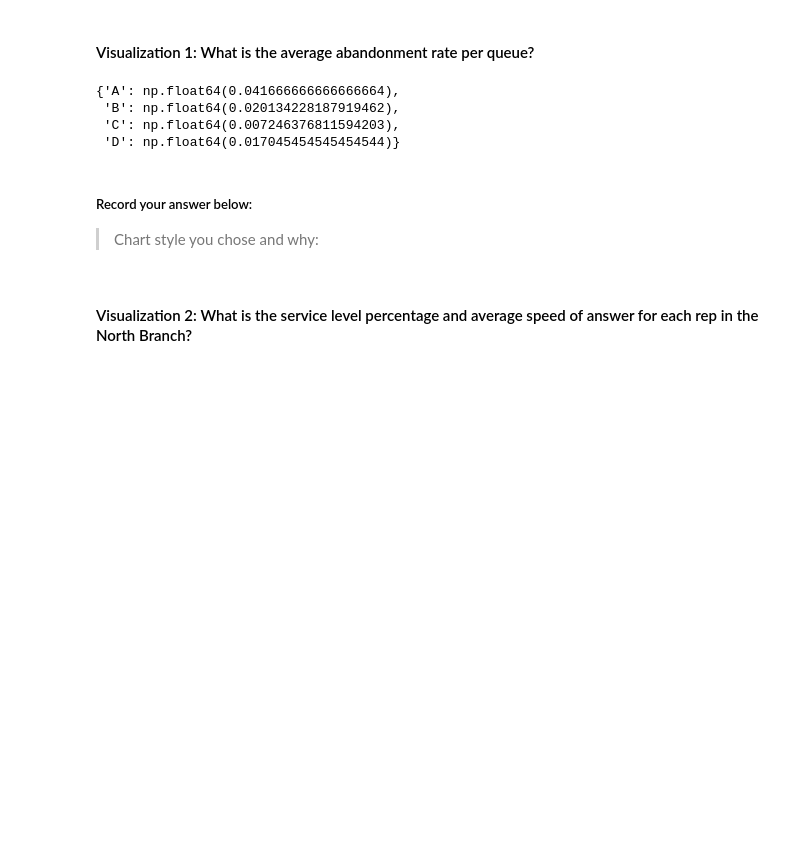
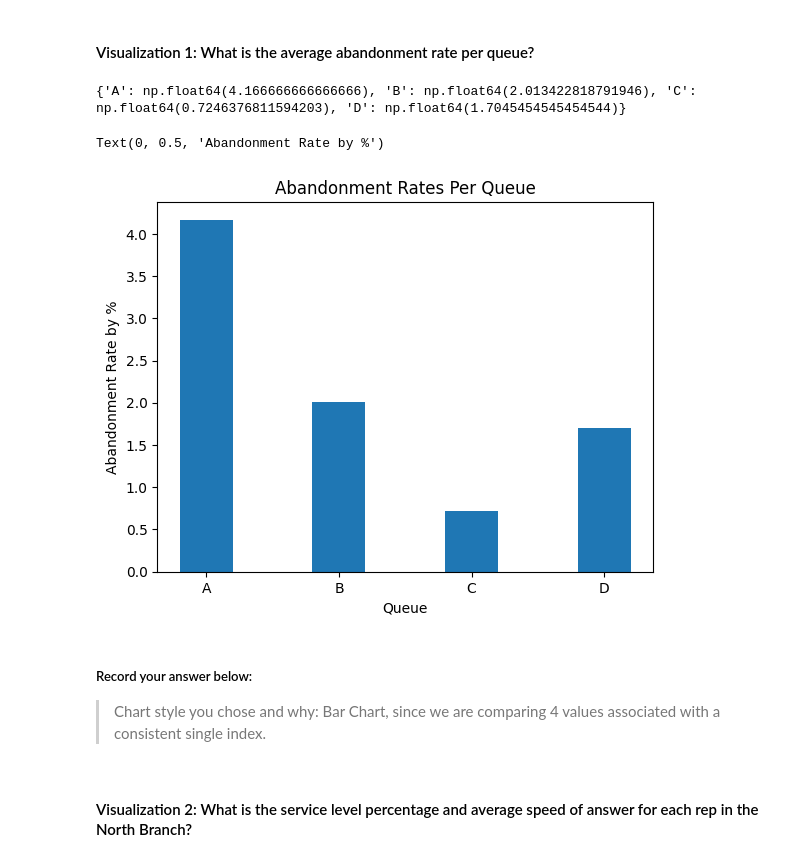
Before and after one commit to Onyx2794/call-center-cleanup-assignment, a Jupyter notebook: Call_Center_Cleanup.ipynb, the cells around one changed output. Saved outputs shown, nothing was run; the diff lists cells and outputs as text; code cells hidden in the pictures; blank space fills up the shorter version.

```diff
--- a/Call_Center_Cleanup.ipynb
+++ b/Call_Center_Cleanup.ipynb
@@ -381,26 +403,31 @@ Create a visualization for each of the following questions. Some of the code to
 # %%
 # Create visualization 1 here
 # Import any additional libraries needed with alias
 
 # The dictionary abandonment_rates has the data you need.
 abandonment_rates = {}
 queues = ["A", "B", "C", "D"]
 queue_dict = df.groupby("Queue").agg("sum")
 for i in range(4):
-    abandonment_rates[queues[i]] = queue_dict["Abandoned"][i] / queue_dict["Calls"][i]
+    abandonment_rates[queues[i]] = (queue_dict["Abandoned"][i] / queue_dict["Calls"][i]) * 100
 
 #Your code below:
 
-abandonment_rates
+print(abandonment_rates)
+
+plt.bar(list(abandonment_rates.keys()), abandonment_rates.values(), width=.4)
+
+plt.title("Abandonment Rates Per Queue")
+plt.xlabel("Queue")
+plt.ylabel("Abandonment Rate by %")
 # %% [output]
-{'A': np.float64(0.041666666666666664),
- 'B': np.float64(0.020134228187919462),
- 'C': np.float64(0.007246376811594203),
- 'D': np.float64(0.017045454545454544)}
+{'A': np.float64(4.166666666666666), 'B': np.float64(2.013422818791946), 'C': np.float64(0.7246376811594203), 'D': np.float64(1.7045454545454544)}
+Text(0, 0.5, 'Abandonment Rate by %')
+[figure, added]
 # %% [markdown]
 ##### Record your answer below:
 
-> Chart style you chose and why:
+> Chart style you chose and why: Bar Chart, since we are comparing 4 values associated with a consistent single index.
 # %% [markdown]
 #### Visualization 2: What is the service level percentage and average speed of answer for each rep in the North Branch?
 # %%
```
Also changed, not shown: parts of 11 cells of this notebook.
